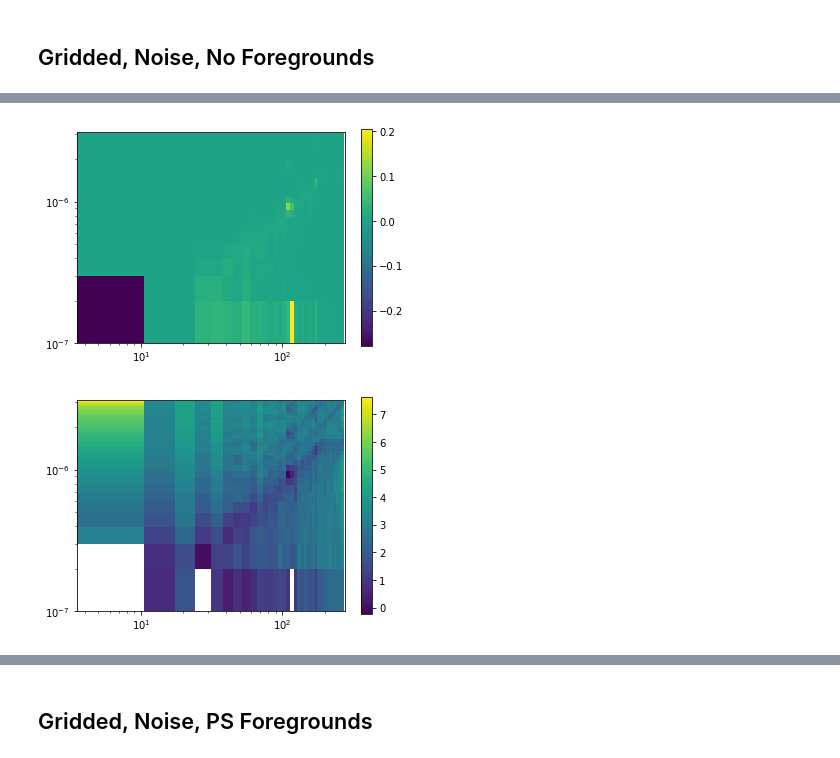
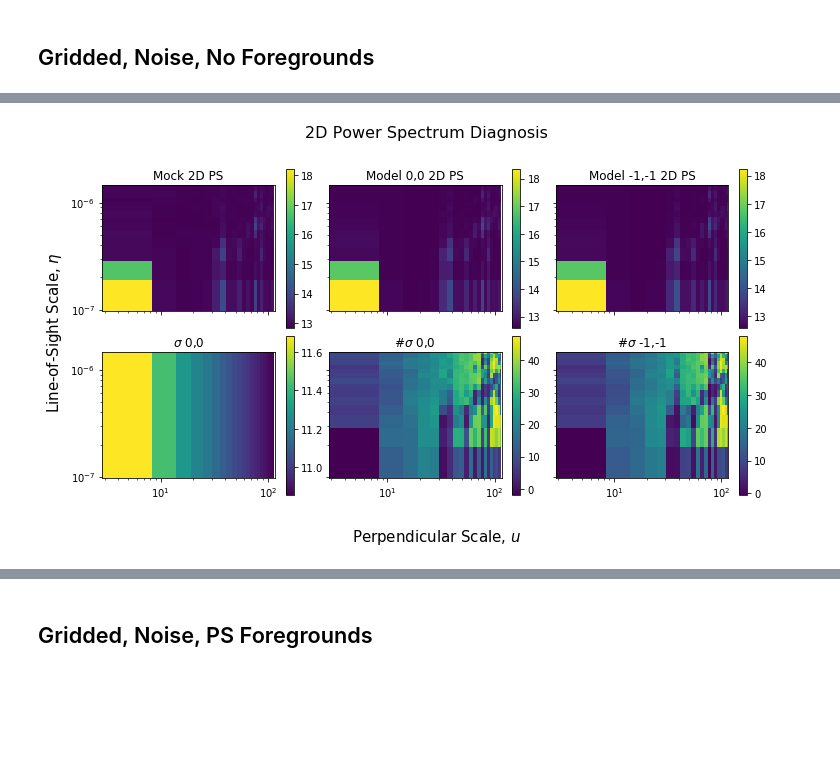
Before and after one commit to BellaNasirudin/py21cmmc_fg, a Jupyter notebook: devel/test_series/visualising_results.ipynb, the cells around one changed output, grey strips where cells are left out. Cells and saved outputs as stored; diff of their text form; code cells hidden in the pictures; blank space fills up the shorter version.

Commit message:
proper noise power spectrum
as well as some improvements to how important quantities are accessed.

```diff
--- a/devel/test_series/visualising_results.ipynb
+++ b/devel/test_series/visualising_results.ipynb
@@ -206,14 +152,50 @@ plt.colorbar();
-# %%
-plt.imshow(1/blobs['sigma'][0,0].T, origin='lower', extent=(data['u_eta'][0].min(), data['u_eta'][0].max(), data['u_eta'][1].min(), data['u_eta'][1].max()) )
-plt.xscale('log')
-plt.yscale('log')
-plt.colorbar();
-# %% [output]
-[figure, removed]
-# %%
-plt.imshow(np.log10(blobs['sigma'][-1,-1].T), origin='lower', extent=(data['u_eta'][0].min(), data['u_eta'][0].max(), data['u_eta'][1].min(), data['u_eta'][1].max()) )
-plt.xscale('log')
-plt.yscale('log')
-plt.colorbar();
-# %% [output]
-[figure, removed]
+# %%
+noise = dict(noise)
+data = dict(data)
+blobs = samples.get_blobs()
+
+ps_extent = (data['u'].min(), data['u'].max(), data['eta'].min(), data['eta'].max())
+var = np.array([np.diag(c) for c in noise['covariance']])
+# %%
+fig,ax = plt.subplots(2,3, figsize=(12,6), sharex=True, sharey=True,
+                      subplot_kw={"xscale":"log", "yscale":'log'},
+                     gridspec_kw={"hspace":0.05, "wspace":0.05})
+
+
+im = ax[0,0].imshow(np.log10(data['p_signal'].T), origin='lower',
+           extent=ps_extent)
+plt.colorbar(im, ax=ax[0,0]);
+ax[0,0].set_title("Mock 2D PS")
+
+im = ax[0,1].imshow(np.log10(blobs['signal'][0,0].T), origin='lower',
+           extent=ps_extent)
+plt.colorbar(im, ax=ax[0,1]);
+ax[0,1].set_title("Model 0,0 2D PS")
+
+im = ax[0,2].imshow(np.log10(blobs['signal'][-1,-1].T), origin='lower',
+           extent=ps_extent)
+plt.colorbar(im, ax=ax[0,2]);
+ax[0,2].set_title("Model -1,-1 2D PS")
+
+im = ax[1,0].imshow(np.log10(np.sqrt(var).T), origin='lower', extent=ps_extent)
+plt.colorbar(im, ax=ax[1,0]);
+ax[1,0].set_title("$\sigma$ 0,0")
+
+im = ax[1,1].imshow(blobs['sigma'][0,0].T, origin='lower', extent=ps_extent)
+plt.colorbar(im, ax=ax[1,1]);
+ax[1,1].set_title("#$\sigma$ 0,0")
+
+im = ax[1,2].imshow(blobs['sigma'][-1,-1].T, origin='lower', extent=ps_extent)
+plt.colorbar(im, ax=ax[1,2]);
+ax[1,2].set_title("#$\sigma$ -1,-1")
+
+fig.suptitle("2D Power Spectrum Diagnosis", fontsize=16)
+
+# Add common x,y labels
+fig.add_subplot(111, frameon=False)
+# hide tick and tick label of the big axes
+plt.tick_params(labelcolor='none', top=False, bottom=False, left=False, right=False)
+plt.xlabel("Perpendicular Scale, $u$", labelpad=15, fontsize=15)
+plt.ylabel("Line-of-Sight Scale, $\eta$", labelpad=15, fontsize=15);
+# %% [output]
+[figure, added]
```
Also changed, not shown: parts of 12 cells of this notebook, 7 other files.
